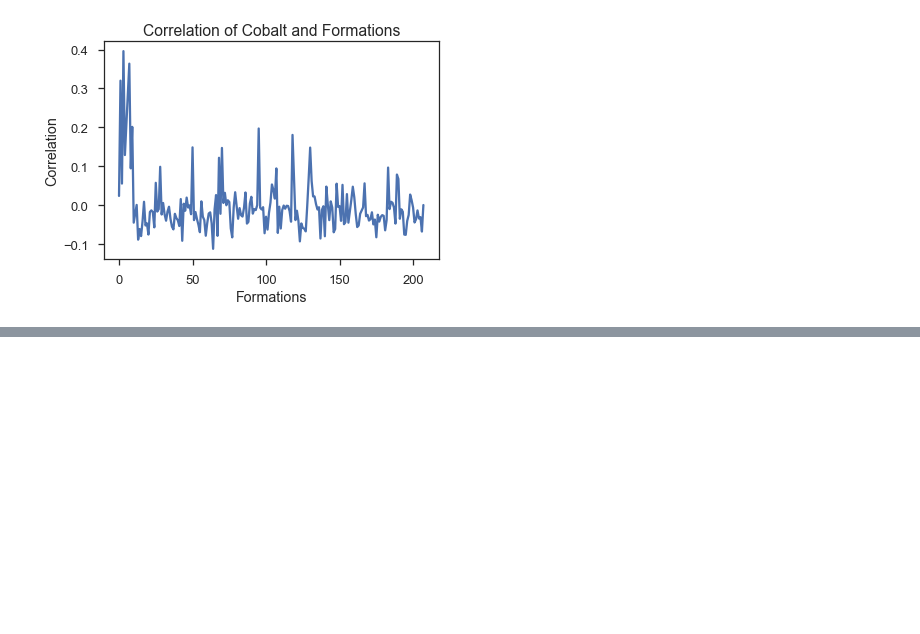
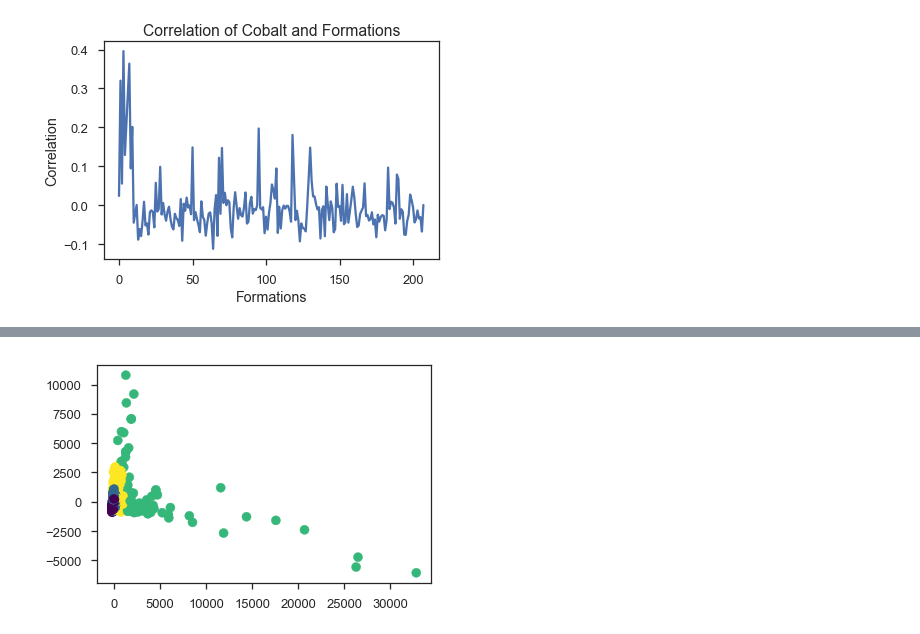
Before and after one commit to jessepisel/criticalandstrategic, a Jupyter notebook: Critical and strategic EDA with formations.ipynb, the cells around one changed output, grey strips where cells are left out. Saved outputs shown, nothing was run; the diff lists cells and outputs as text; code cells hidden in the pictures; blank space fills up the shorter version.

```diff
--- a/Critical and strategic EDA with formations.ipynb
+++ b/Critical and strategic EDA with formations.ipynb
@@ -93,0 +105,8 @@ array(['Absaroka Volcanic Supergroup: Hominy Peak Formation',
+# %%
+from sklearn.mixture import GaussianMixture
+gmm = GaussianMixture(4, covariance_type='full', random_state=0)
+gmm.fit(xpca)
+cluster_label = gmm.predict(xpca)
+plt.scatter(xpca[:, 0], xpca[:, 1], c=cluster_label, cmap='viridis');
+# %% [output]
+[figure, added]
```
Also changed, not shown: parts of 14 cells of this notebook, 1 other file.
